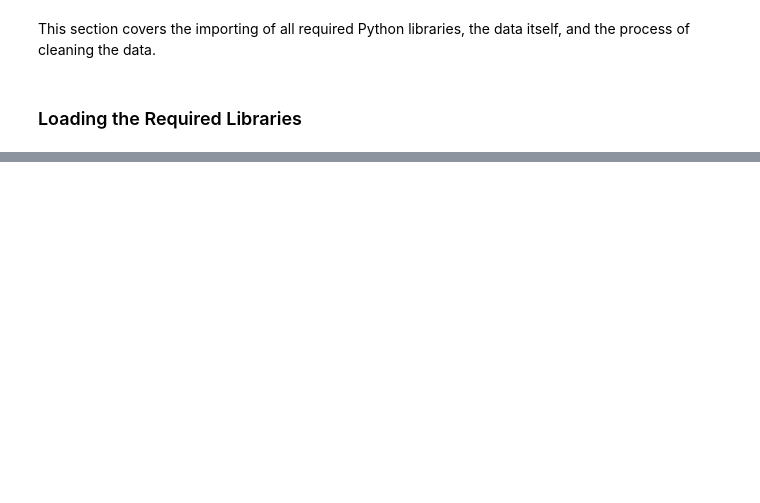
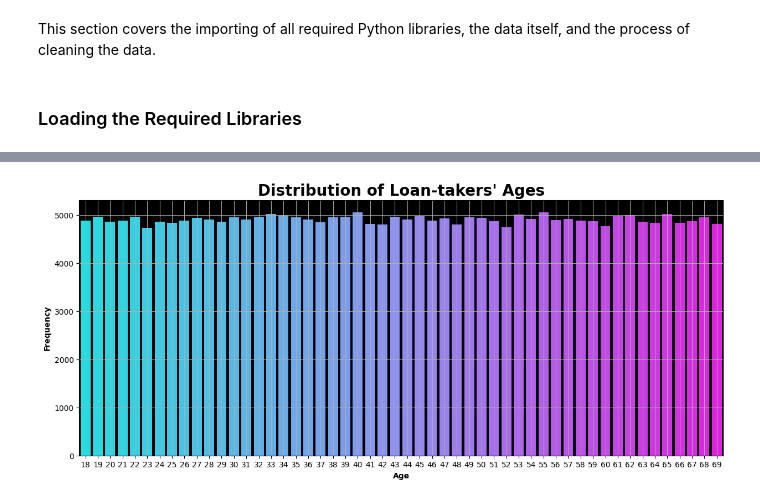
Before and after one commit to the-ethical-ai/Loan_default, a Jupyter notebook: Loan_Default_Full_Report.ipynb, the cells around one changed output, grey strips where cells are left out. Cells and saved outputs as stored; diff of their text form; code cells hidden in the pictures; blank space fills up the shorter version.

Commit message:
Report sections 1-3 draft complete
Currently working on modeling the data section.

```diff
--- a/Loan_Default_Full_Report.ipynb
+++ b/Loan_Default_Full_Report.ipynb
@@ -32,0 +58,2 @@ import plotly.express as px
+# %%
+df = pd.read_csv('Loan_default.csv')
@@ -32,0 +124,16 @@ import plotly.express as px
+# %%
+# counting the number of loan-taker for each age + sorting by age (ascending)
+age_counts = pd.DataFrame(df.Age.value_counts().sort_index()).reset_index()
+age_counts.columns = ['Age', 'Count']
+
+# making the chart
+plt.figure(figsize = (15, 6))
+ax = sns.barplot(x = 'Age', y = 'Count', data = age_counts, palette = 'cool')
+plt.xlabel('Age', weight = 'bold', size = 10)
+plt.ylabel('Frequency', weight = 'bold', size = 10)
+plt.title("Distribution of Loan-takers' Ages", weight = 'bold', size = 20)
+ax.set_facecolor('black')
+plt.grid(alpha = 0.9)
+plt.show()
+# %% [output]
+[figure, added]
```
Also changed, not shown: parts of 35 cells of this notebook.
